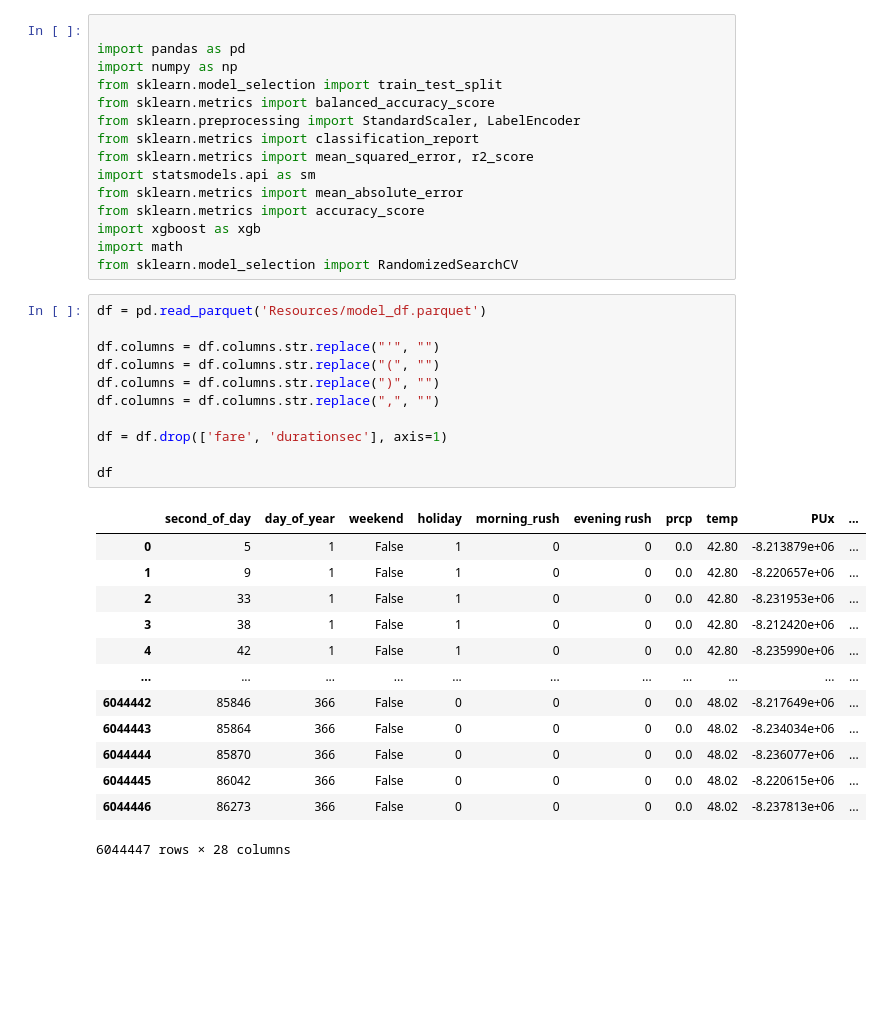
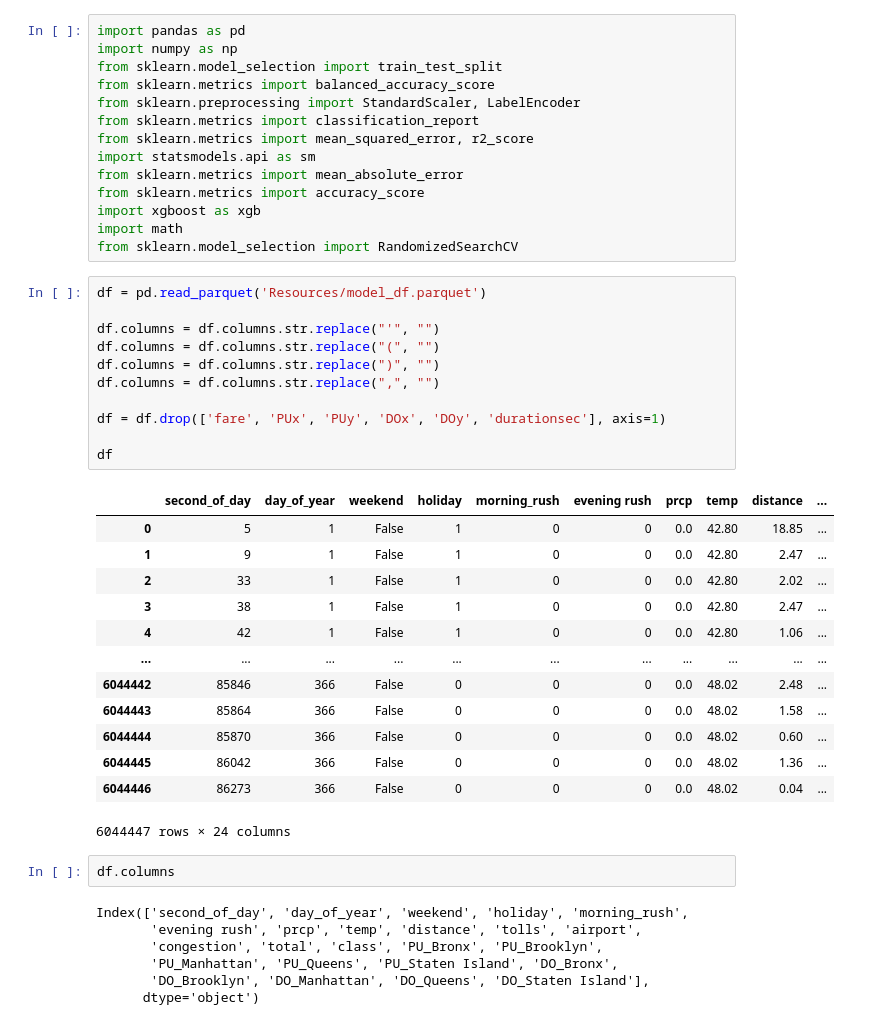
Before and after one commit to Krinnik/ny_ride_fair_optimization, a Jupyter notebook: nik_folder/nik_model_2_test.ipynb, the cells around one changed output. Saved outputs shown, nothing was run; the diff lists cells and outputs as text; blank space fills up the shorter version.

```diff
--- a/nik_folder/nik_model_2_test.ipynb
+++ b/nik_folder/nik_model_2_test.ipynb
@@ -1,5 +1,4 @@
 # %%
-
 import pandas as pd
 import numpy as np
 from sklearn.model_selection import train_test_split
@@ -16,25 +15,34 @@ from sklearn.model_selection import RandomizedSearchCV
 # %%
 df = pd.read_parquet('Resources/model_df.parquet')
 
 df.columns = df.columns.str.replace("'", "")
 df.columns = df.columns.str.replace("(", "")
 df.columns = df.columns.str.replace(")", "")
 df.columns = df.columns.str.replace(",", "")
 
-df = df.drop(['fare', 'durationsec'], axis=1)
+df = df.drop(['fare', 'PUx', 'PUy', 'DOx', 'DOy', 'durationsec'], axis=1)
 
 df
 # %% [output]
-|  | second_of_day | day_of_year | weekend | holiday | morning_rush | evening rush | prcp | temp | PUx | ... |
-| 0 | 5 | 1 | False | 1 | 0 | 0 | 0.0 | 42.80 | -8.213879e+06 | ... |
-| 1 | 9 | 1 | False | 1 | 0 | 0 | 0.0 | 42.80 | -8.220657e+06 | ... |
-| 2 | 33 | 1 | False | 1 | 0 | 0 | 0.0 | 42.80 | -8.231953e+06 | ... |
-| 3 | 38 | 1 | False | 1 | 0 | 0 | 0.0 | 42.80 | -8.212420e+06 | ... |
-| 4 | 42 | 1 | False | 1 | 0 | 0 | 0.0 | 42.80 | -8.235990e+06 | ... |
+|  | second_of_day | day_of_year | weekend | holiday | morning_rush | evening rush | prcp | temp | distance | ... |
+| 0 | 5 | 1 | False | 1 | 0 | 0 | 0.0 | 42.80 | 18.85 | ... |
+| 1 | 9 | 1 | False | 1 | 0 | 0 | 0.0 | 42.80 | 2.47 | ... |
+| 2 | 33 | 1 | False | 1 | 0 | 0 | 0.0 | 42.80 | 2.02 | ... |
+| 3 | 38 | 1 | False | 1 | 0 | 0 | 0.0 | 42.80 | 2.47 | ... |
+| 4 | 42 | 1 | False | 1 | 0 | 0 | 0.0 | 42.80 | 1.06 | ... |
 | ... | ... | ... | ... | ... | ... | ... | ... | ... | ... | ... |
-| 6044442 | 85846 | 366 | False | 0 | 0 | 0 | 0.0 | 48.02 | -8.217649e+06 | ... |
-| 6044443 | 85864 | 366 | False | 0 | 0 | 0 | 0.0 | 48.02 | -8.234034e+06 | ... |
-| 6044444 | 85870 | 366 | False | 0 | 0 | 0 | 0.0 | 48.02 | -8.236077e+06 | ... |
-| 6044445 | 86042 | 366 | False | 0 | 0 | 0 | 0.0 | 48.02 | -8.220615e+06 | ... |
-| 6044446 | 86273 | 366 | False | 0 | 0 | 0 | 0.0 | 48.02 | -8.237813e+06 | ... |
+| 6044442 | 85846 | 366 | False | 0 | 0 | 0 | 0.0 | 48.02 | 2.48 | ... |
+| 6044443 | 85864 | 366 | False | 0 | 0 | 0 | 0.0 | 48.02 | 1.58 | ... |
+| 6044444 | 85870 | 366 | False | 0 | 0 | 0 | 0.0 | 48.02 | 0.60 | ... |
+| 6044445 | 86042 | 366 | False | 0 | 0 | 0 | 0.0 | 48.02 | 1.36 | ... |
+| 6044446 | 86273 | 366 | False | 0 | 0 | 0 | 0.0 | 48.02 | 0.04 | ... |
-6044447 rows × 28 columns
+6044447 rows × 24 columns
+# %%
+df.columns
+# %% [output]
+Index(['second_of_day', 'day_of_year', 'weekend', 'holiday', 'morning_rush',
+       'evening rush', 'prcp', 'temp', 'distance', 'tolls', 'airport',
+       'congestion', 'total', 'class', 'PU_Bronx', 'PU_Brooklyn',
+       'PU_Manhattan', 'PU_Queens', 'PU_Staten Island', 'DO_Bronx',
+       'DO_Brooklyn', 'DO_Manhattan', 'DO_Queens', 'DO_Staten Island'],
+      dtype='object')
```
Also changed, not shown: parts of 23 cells of this notebook.
